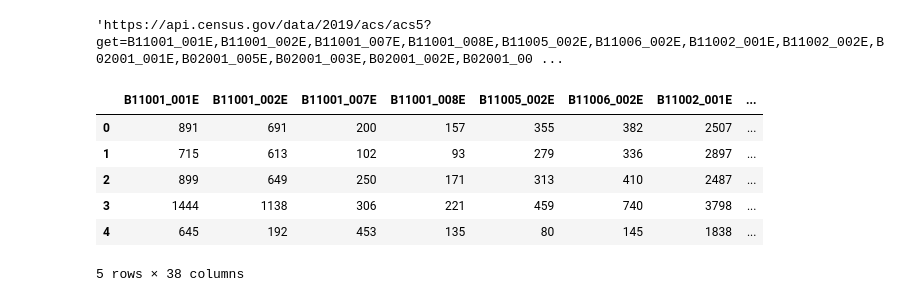
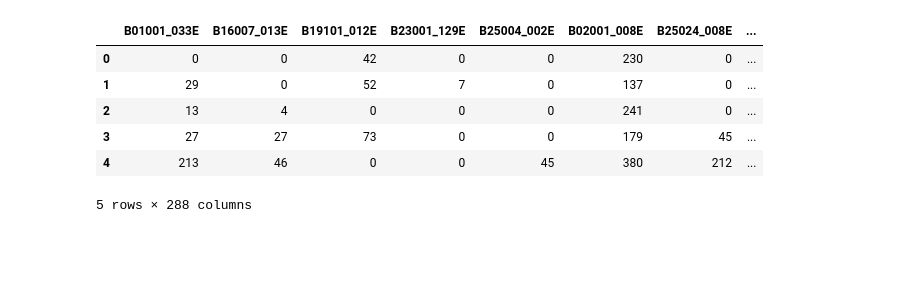
Before and after one commit to jsherba/socio-economic-profiles, a Jupyter notebook: build_socioeconomic_profiles.ipynb, the cells around one changed output. Cells and saved outputs as stored; diff of their text form; code cells hidden in the pictures; blank space fills up the shorter version.

```diff
--- a/build_socioeconomic_profiles.ipynb
+++ b/build_socioeconomic_profiles.ipynb
@@ -45,32 +41,0 @@ census_url = r'https://api.census.gov/data/2019/acs/acs5?get={}&for=tract:{}&in=
-# %%
-#Print Census URL
-census_url
-# %% [output]
-'https://api.census.gov/data/2019/acs/acs5?get=B11001_001E,B11001_002E,B11001_007E,B11001_008E,B11005_002E,B11006_002E,B11002_001E,B11002_002E,B02001_001E,B02001_005E,B02001_003E,B02001_002E,B02001_00 ...
-# %%
-#Make API call to census
-resp = requests.get(census_url)
-if resp.status_code != 200:
-    # This means something went wrong.
-    raise ApiError('GET {}'.format(resp.status_code))
-
-#Retrieve data as json and convert to Pandas Dataframe
-data = resp.json()
-headers = data.pop(0)
-df = pd.DataFrame(data, columns=headers)
-
-#Convert values that are not state, county, or tract to numeric type
-cols=[i for i in df.columns if i not in ["state","county","tract"]]
-for col in cols:
-    df[col]=pd.to_numeric(df[col])
-
-#Print first rows of inot data
-df.head()
-# %% [output]
-|  | B11001_001E | B11001_002E | B11001_007E | B11001_008E | B11005_002E | B11006_002E | B11002_001E | ... |
-| 0 | 891 | 691 | 200 | 157 | 355 | 382 | 2507 | ... |
-| 1 | 715 | 613 | 102 | 93 | 279 | 336 | 2897 | ... |
-| 2 | 899 | 649 | 250 | 171 | 313 | 410 | 2487 | ... |
-| 3 | 1444 | 1138 | 306 | 221 | 459 | 740 | 3798 | ... |
-| 4 | 645 | 192 | 453 | 135 | 80 | 145 | 1838 | ... |
-5 rows × 38 columns
@@ -76,0 +49,48 @@ df.head()
+# %%
+# function makes a single api call and collects results in a pandas dataframe
+def make_census_api_call(census_url):
+    # make API call to Census
+    resp = requests.get(census_url)
+    if resp.status_code != 200:
+        # This means something went wrong.
+
+        resp.raise_for_status()
+        #raise requests.ApiError('GET {}'.format(resp.status_code))
+
+    # retrieve data as json and convert to Pandas Dataframe
+    data = resp.json()
+    headers = data.pop(0)
+    df = pd.DataFrame(data, columns=headers)
+
+    # convert values that are not state, county, or tract to numeric type
+    cols=[i for i in df.columns if i not in ["state","county","tract"]]
+    for col in cols:
+        df[col]=pd.to_numeric(df[col])
+    return df
+# %%
+# make api calls and merge results into single df
+tract_code = "*"
+state_code = "06"
+county_code = "075"
+split_attribute_ids = [attribute_ids[i:i+45] for i in range(0, len(attribute_ids), 45)]
+df=None
+first = True
+for ids in split_attribute_ids:
+    census_url = build_census_url(tract_code, state_code, county_code, ids)
+    returned_df = make_census_api_call(census_url)
+    if first:
+        df = returned_df
+        first = False
+    else:
+        returned_df = returned_df.drop(columns=['state', 'county'])
+        df = pd.merge(df, returned_df, on='tract', how='left')
+
+df.head()
+# %% [output]
+|  | B01001_033E | B16007_013E | B19101_012E | B23001_129E | B25004_002E | B02001_008E | B25024_008E | ... |
+| 0 | 0 | 0 | 42 | 0 | 0 | 230 | 0 | ... |
+| 1 | 29 | 0 | 52 | 7 | 0 | 137 | 0 | ... |
+| 2 | 13 | 4 | 0 | 0 | 0 | 241 | 0 | ... |
+| 3 | 27 | 27 | 73 | 0 | 0 | 179 | 45 | ... |
+| 4 | 213 | 46 | 0 | 0 | 45 | 380 | 212 | ... |
+5 rows × 288 columns
```
Also changed, not shown: parts of 27 cells of this notebook, 6 other files.
